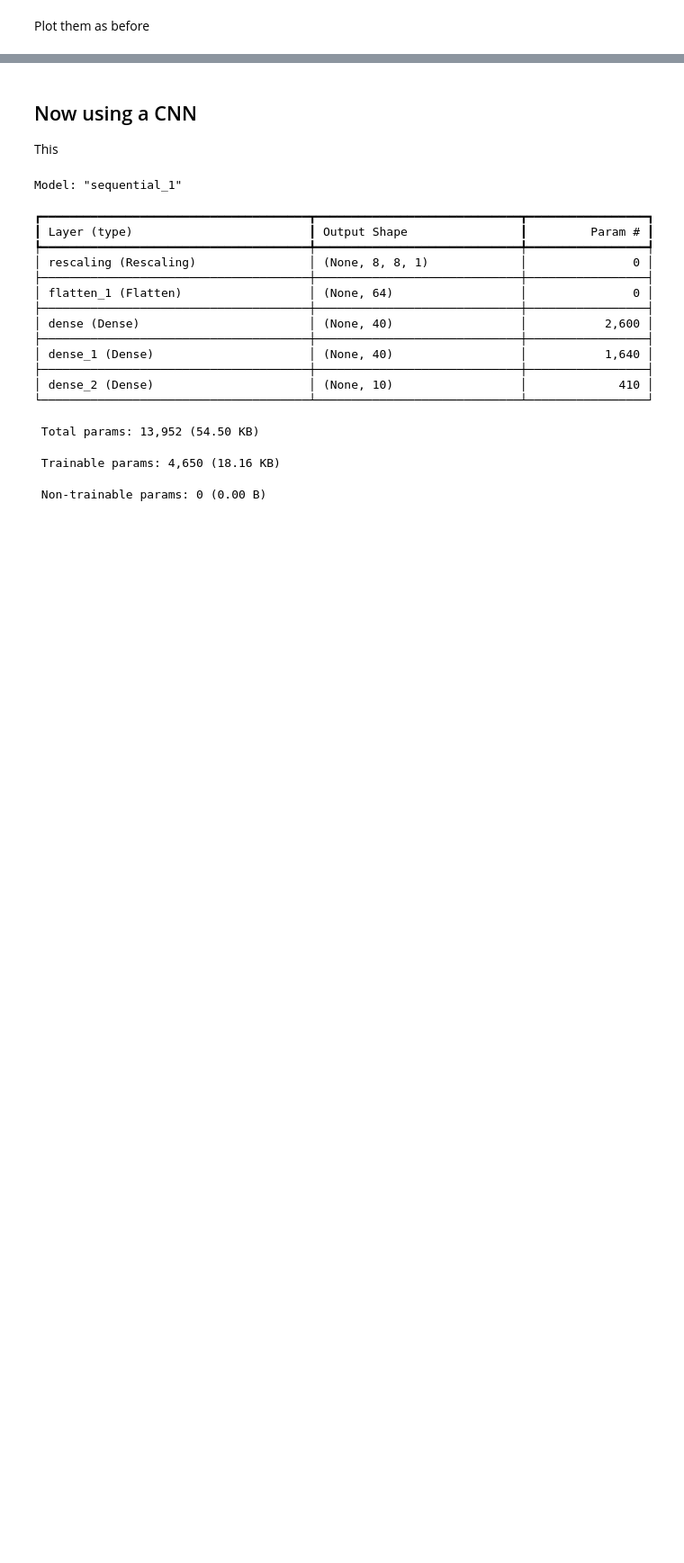
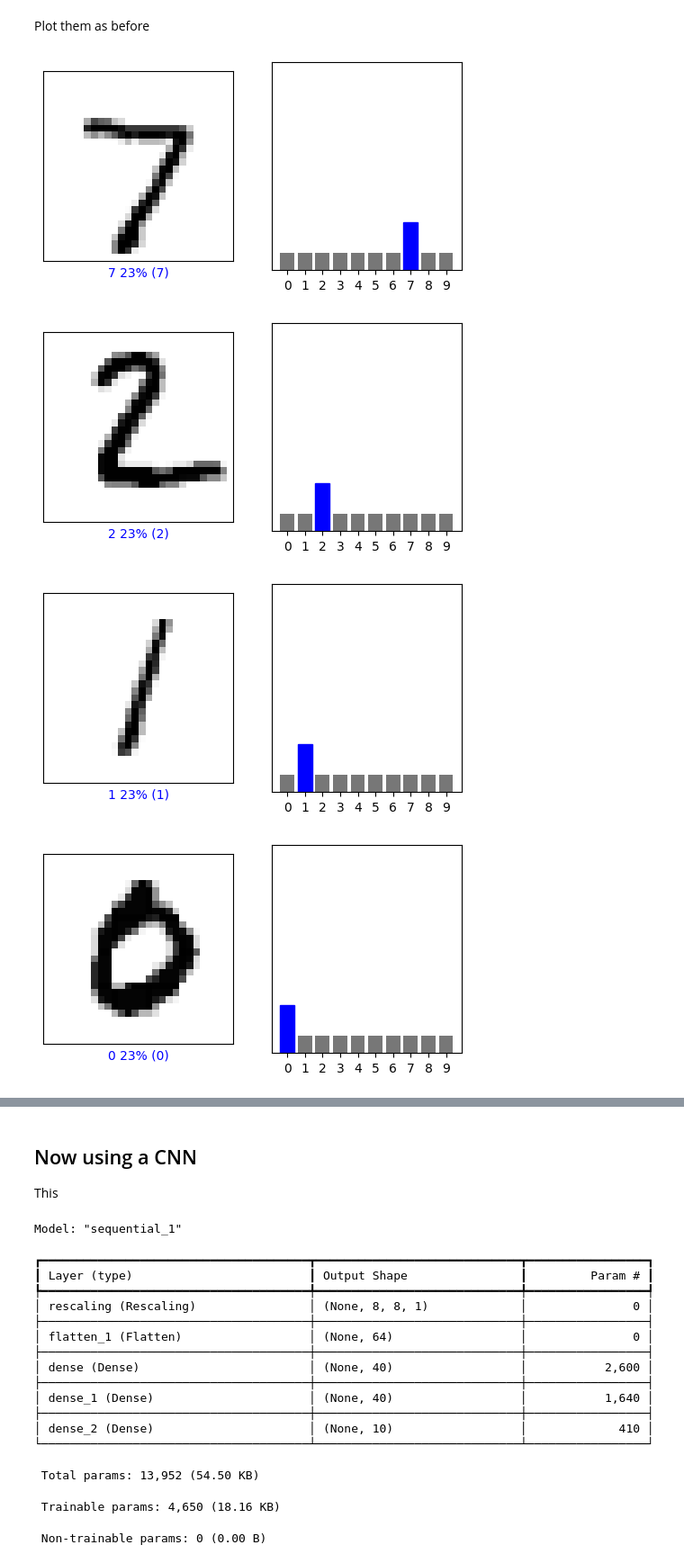
Before and after one commit to ShanewalshGit/UIDevLab9, a Jupyter notebook: Classification Digits TensorFlow.ipynb, the cells around one changed output, grey strips where cells are left out. Shown at 90% size. Drawn from its saved outputs; the diff is of its cells as text; code cells hidden in the pictures; blank space fills up the shorter version.

```diff
--- a/Classification Digits TensorFlow.ipynb
+++ b/Classification Digits TensorFlow.ipynb
@@ -615,6 +650,2 @@ for i in range(0,30):
-# %%
-model2.compile(
-
-)
 # %%
 model2.summary() # I have not told it the input shape!
@@ -643,4 +725,6 @@ Should be quite a high accuracy, over 97%
 # %% [markdown]
 Add the Softmax now
 # %%
-probability_model2 =
+probability_model2 = tf.keras.Sequential([model2,
+                                         tf.keras.layers.Softmax()])
+probability_model2.summary()
@@ -655,2 +761,16 @@ test_labels[0]
 # %% [markdown]
 Plot them as before
+# %%
+# plot the first 10 images
+for i in range(0,10):
+    plt.figure(figsize=(6,3))
+    plt.subplot(1,2,1)
+    plot_image(i, y_pred[i], test_labels, test_images)
+    plt.subplot(1,2,2)
+    plot_value_array(i, y_pred[i],  test_labels)
+    plt.show()
+# %% [output]
+[figure, added]
+[figure, added]
+[figure, added]
+[figure, added]
```
Also changed, not shown: parts of 25 cells of this notebook, 1 other file.
